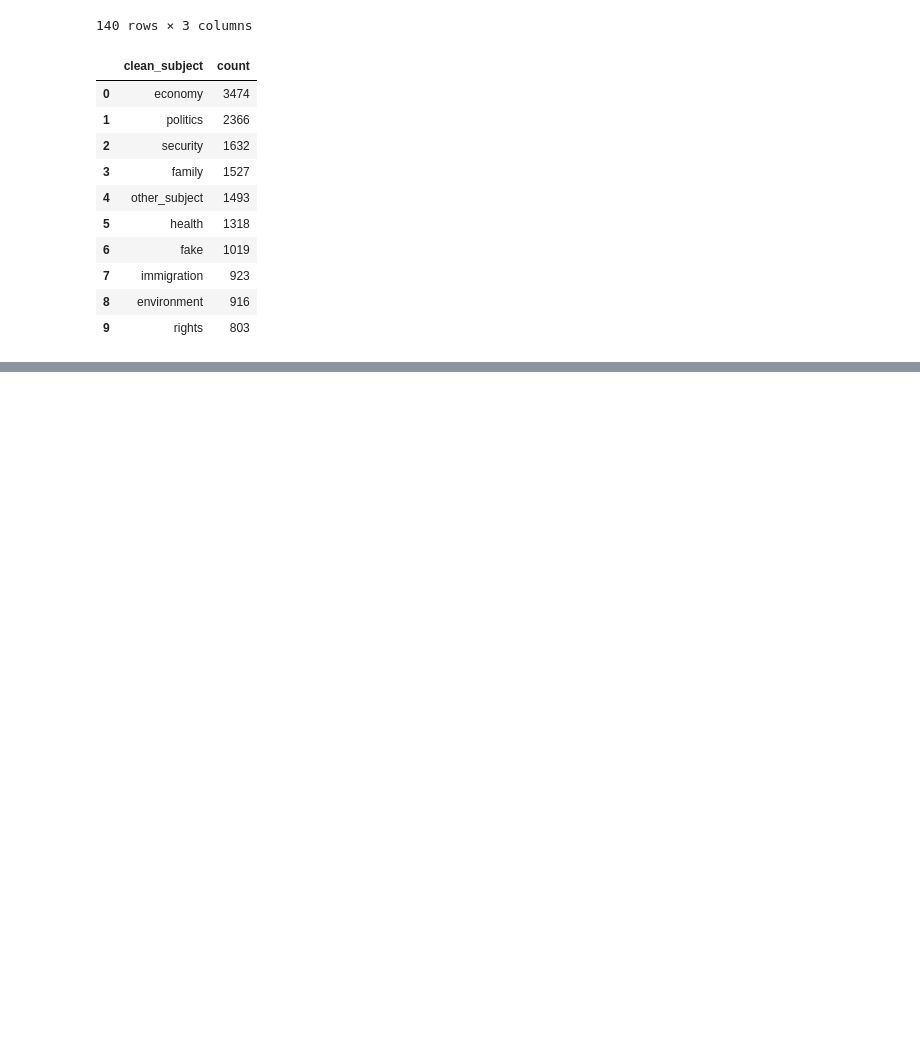
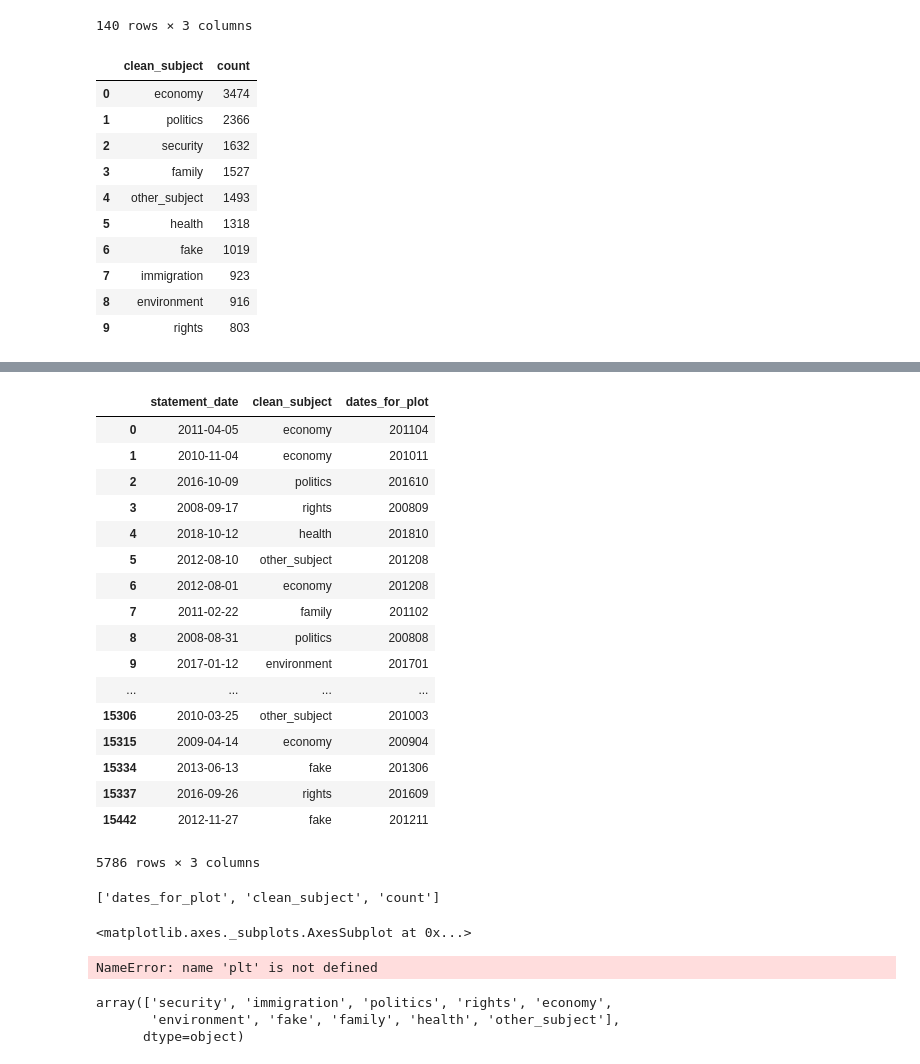
Before and after one commit to ExploringLies/lies-have-short-legs, a Jupyter notebook: notebooks/AnalyseDataset.ipynb, the cells around one changed output, grey strips where cells are left out. Saved outputs shown, nothing was run; the diff lists cells and outputs as text; code cells hidden in the pictures; blank space fills up the shorter version.

```diff
--- a/notebooks/AnalyseDataset.ipynb
+++ b/notebooks/AnalyseDataset.ipynb
@@ -724,0 +656,21 @@ group_and_count(statements,'clean_subject').head(100)
+# %%
+objects_along_time.groupby(['dates_for_plot', 'clean_subject']).head(5)
+# %% [output]
+|  | statement_date | clean_subject | dates_for_plot |
+| 0 | 2011-04-05 | economy | 201104 |
+| 1 | 2010-11-04 | economy | 201011 |
+| 2 | 2016-10-09 | politics | 201610 |
+| 3 | 2008-09-17 | rights | 200809 |
+| 4 | 2018-10-12 | health | 201810 |
+| 5 | 2012-08-10 | other_subject | 201208 |
+| 6 | 2012-08-01 | economy | 201208 |
+| 7 | 2011-02-22 | family | 201102 |
+| 8 | 2008-08-31 | politics | 200808 |
+| 9 | 2017-01-12 | environment | 201701 |
+| ... | ... | ... | ... |
+| 15306 | 2010-03-25 | other_subject | 201003 |
+| 15315 | 2009-04-14 | economy | 200904 |
+| 15334 | 2013-06-13 | fake | 201306 |
+| 15337 | 2016-09-26 | rights | 201609 |
+| 15442 | 2012-11-27 | fake | 201211 |
+5786 rows × 3 columns
@@ -724,0 +679,19 @@ group_and_count(statements,'clean_subject').head(100)
+# %%
+list(objects_along_time)
+# %% [output]
+['dates_for_plot', 'clean_subject', 'count']
+# %%
+objects_along_time.plot.scatter('dates_for_plot', 'count')
+# %% [output]
+<matplotlib.axes._subplots.AxesSubplot at 0x...>
+# %%
+plt.scatter(objects_along_time['dates_for_plot'], objects_along_time['count'], c="g", alpha=0.5, marker=r'$\clubsuit$', label="Luck")
+# %% [output]
+NameError: name 'plt' is not defined
+# %%
+subjects = objects_along_time.clean_subject.unique()
+subjects
+# %% [output]
+array(['security', 'immigration', 'politics', 'rights', 'economy',
+       'environment', 'fake', 'family', 'health', 'other_subject'],
+      dtype=object)
```
Also changed, not shown: parts of 61 cells of this notebook.
